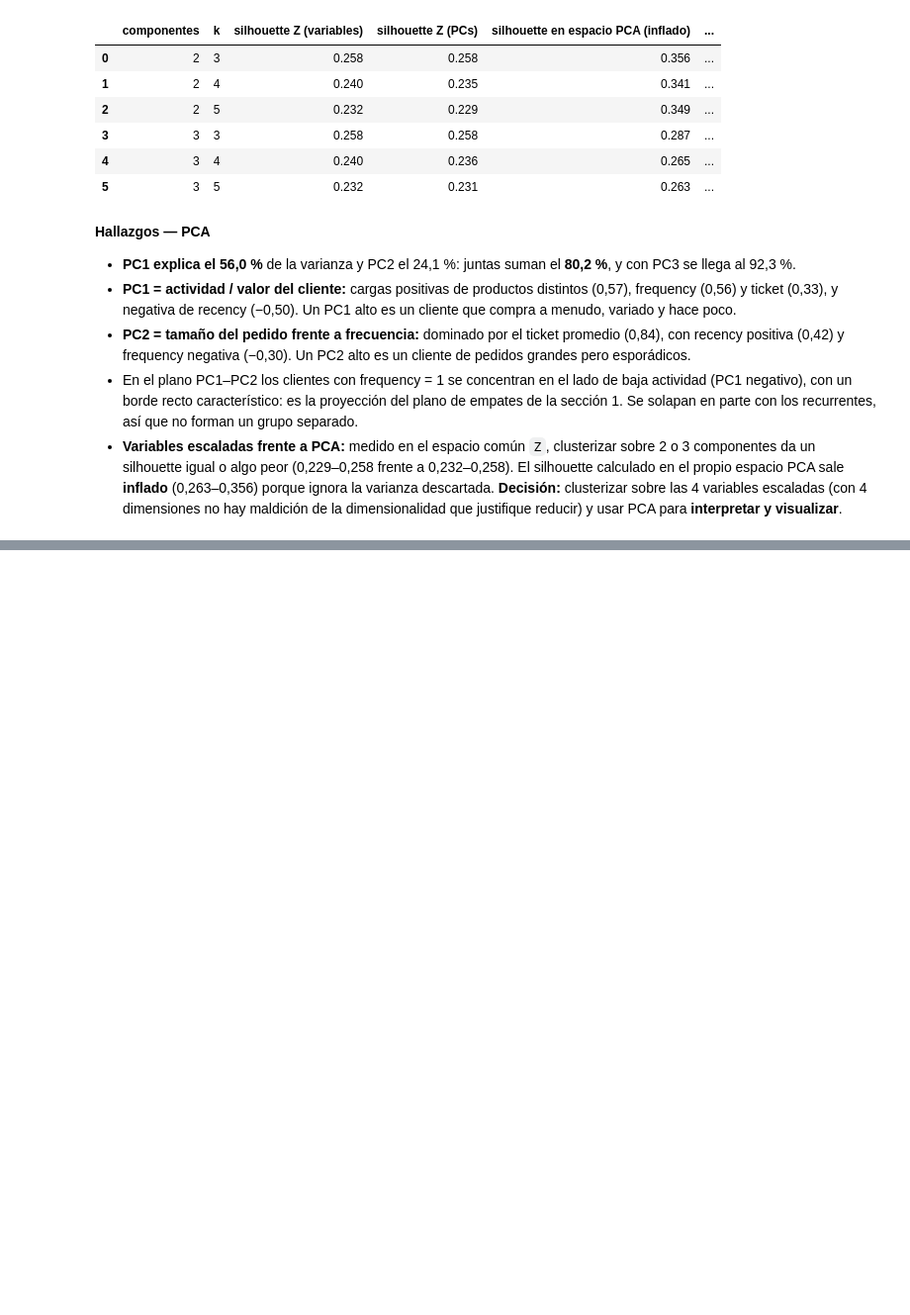
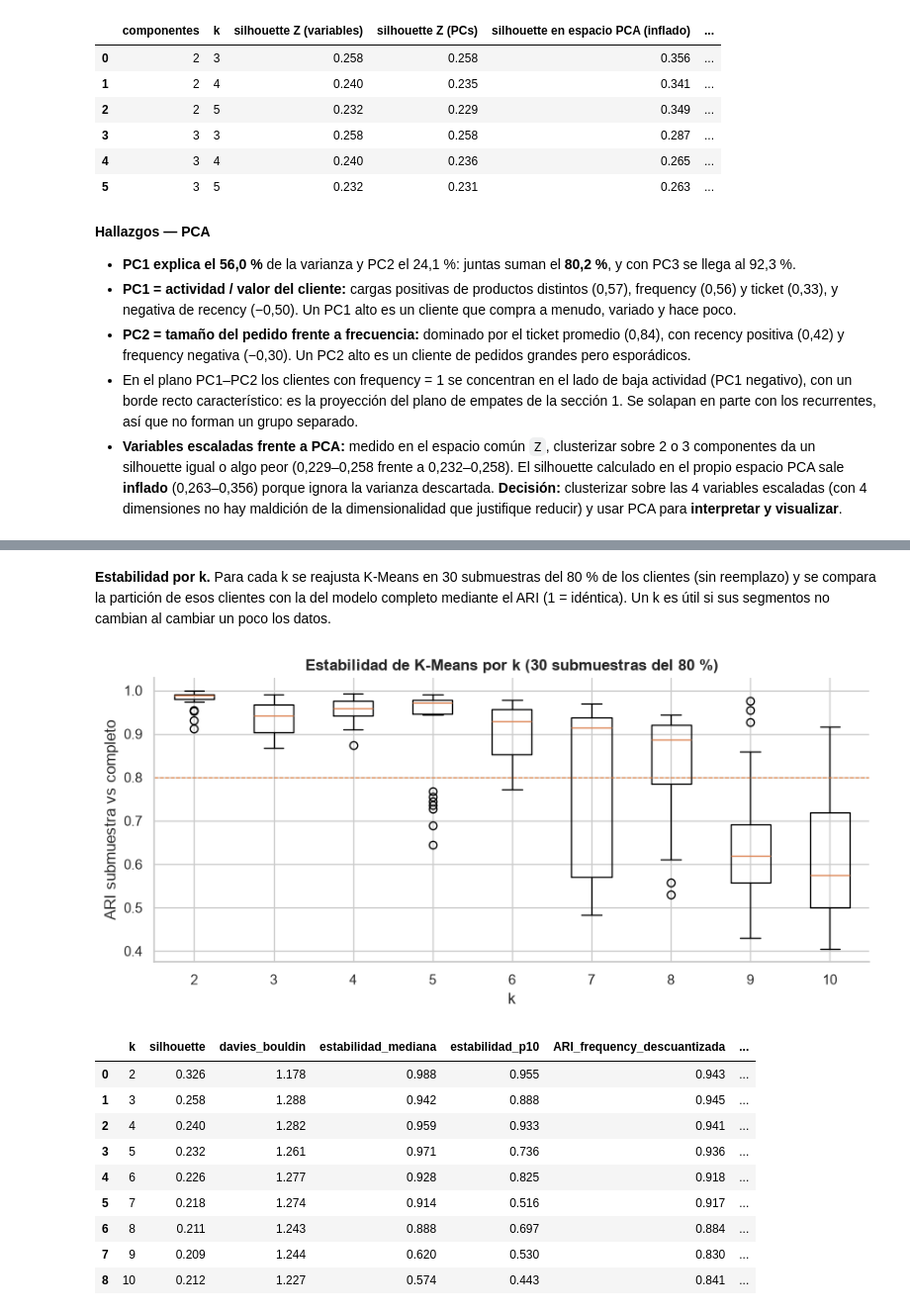
Before and after one commit to Andres766/proeyecto-mineria-de-datos, a Jupyter notebook: notebooks/03_modelado.ipynb, the cells around one changed output, grey strips where cells are left out. Shown at 99% size. Saved outputs shown, nothing was run; the diff lists cells and outputs as text; code cells hidden in the pictures; blank space fills up the shorter version.

```diff
--- a/notebooks/03_modelado.ipynb
+++ b/notebooks/03_modelado.ipynb
@@ -190,0 +224,31 @@ pd.DataFrame(filas)
+# %% [markdown]
+**Estabilidad por k.** Para cada k se reajusta K-Means en 30 submuestras del 80 % de los clientes (sin reemplazo) y
+se compara la partición de esos clientes con la del modelo completo mediante el ARI (1 = idéntica). Un k es útil
+si sus segmentos no cambian al cambiar un poco los datos.
+# %%
+estabilidad_k = {k: estabilidad_submuestreo(Z, lambda x, s, k=k: ajustar_kmeans(x, k, s).labels_, n_repeticiones=30) for k in K}
+barrido["estabilidad_mediana"] = [np.median(estabilidad_k[k]) for k in K]
+barrido["estabilidad_p10"] = [np.percentile(estabilidad_k[k], 10) for k in K]
+barrido["ARI_frequency_descuantizada"] = [ari(ajustar_kmeans(Z, k).labels_, ajustar_kmeans(Z_desc, k).labels_) for k in K]
+
+fig, ax = plt.subplots(figsize=(10, 4))
+ax.boxplot([estabilidad_k[k] for k in K], tick_labels=K)
+ax.axhline(0.8, ls="--", lw=0.8, color=COLOR_SECUNDARIO)
+ax.set_xlabel("k")
+ax.set_ylabel("ARI submuestra vs completo")
+ax.set_title("Estabilidad de K-Means por k (30 submuestras del 80 %)")
+guardar_figura(fig, "03_kmeans_estabilidad")
+plt.show()
+barrido[["k", "silhouette", "davies_bouldin", "estabilidad_mediana", "estabilidad_p10", "ARI_frequency_descuantizada", "pct_cluster_menor"]]
+# %% [output]
+[figure, added]
+|  | k | silhouette | davies_bouldin | estabilidad_mediana | estabilidad_p10 | ARI_frequency_descuantizada | ... |
+| 0 | 2 | 0.326 | 1.178 | 0.988 | 0.955 | 0.943 | ... |
+| 1 | 3 | 0.258 | 1.288 | 0.942 | 0.888 | 0.945 | ... |
+| 2 | 4 | 0.240 | 1.282 | 0.959 | 0.933 | 0.941 | ... |
+| 3 | 5 | 0.232 | 1.261 | 0.971 | 0.736 | 0.936 | ... |
+| 4 | 6 | 0.226 | 1.277 | 0.928 | 0.825 | 0.918 | ... |
+| 5 | 7 | 0.218 | 1.274 | 0.914 | 0.516 | 0.917 | ... |
+| 6 | 8 | 0.211 | 1.243 | 0.888 | 0.697 | 0.884 | ... |
+| 7 | 9 | 0.209 | 1.244 | 0.620 | 0.530 | 0.830 | ... |
+| 8 | 10 | 0.212 | 1.227 | 0.574 | 0.443 | 0.841 | ... |
```
Also changed, not shown: parts of 4 cells of this notebook.
